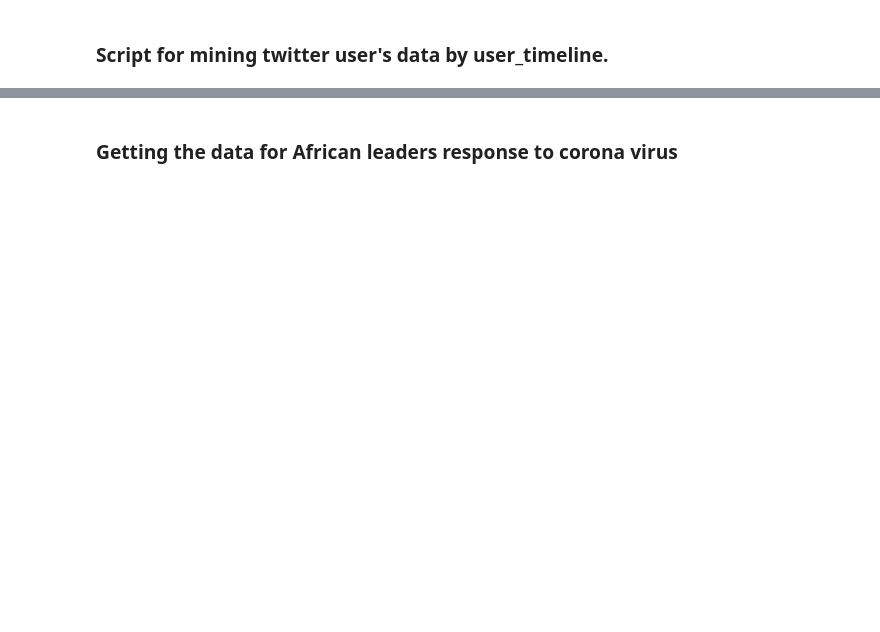
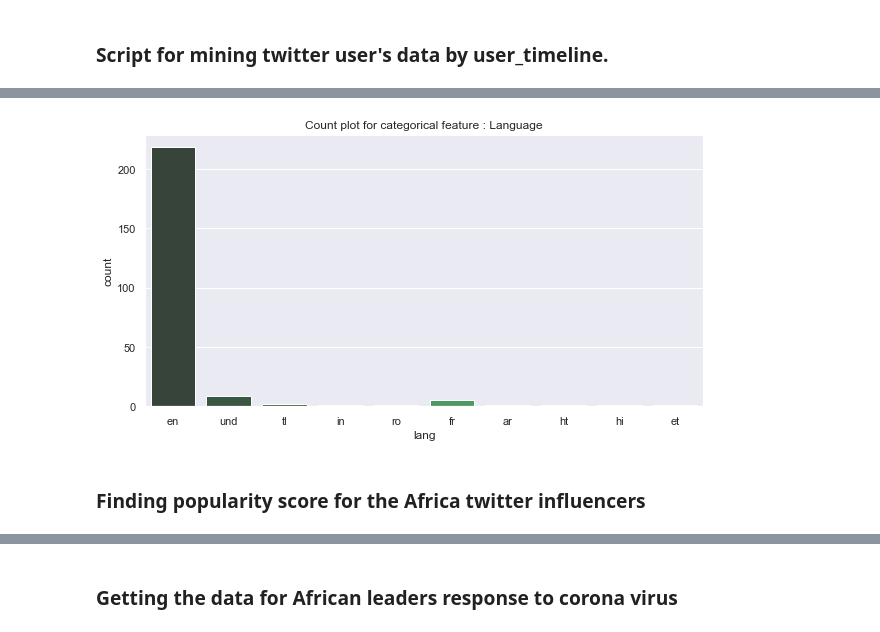
Before and after one commit to BrianOdhiambo/10Academy-Week1, a Jupyter notebook: scrapping_starter.ipynb, the cells around one changed output, grey strips where cells are left out. Cells and saved outputs as stored; diff of their text form; code cells hidden in the pictures; blank space fills up the shorter version.

```diff
--- a/scrapping_starter.ipynb
+++ b/scrapping_starter.ipynb
@@ -483,0 +405,2 @@ Name: comments, Length: 1222, dtype: float64
+# %%
+df_influencer = pd.read_csv("twitter_most_influencial_users.csv")
@@ -483,0 +455,9 @@ Name: comments, Length: 1222, dtype: float64
+# %%
+plt.figure(figsize=(10,5))
+cplot = sns.countplot(x='lang', data=df_influencer, palette="Greens_d")
+cplot.set(title="Count plot for categorical feature : Language")
+plt.show()
+# %% [output]
+[figure, added]
+# %% [markdown]
+### Finding popularity score for the Africa twitter influencers
```
Also changed, not shown: parts of 112 cells of this notebook.
